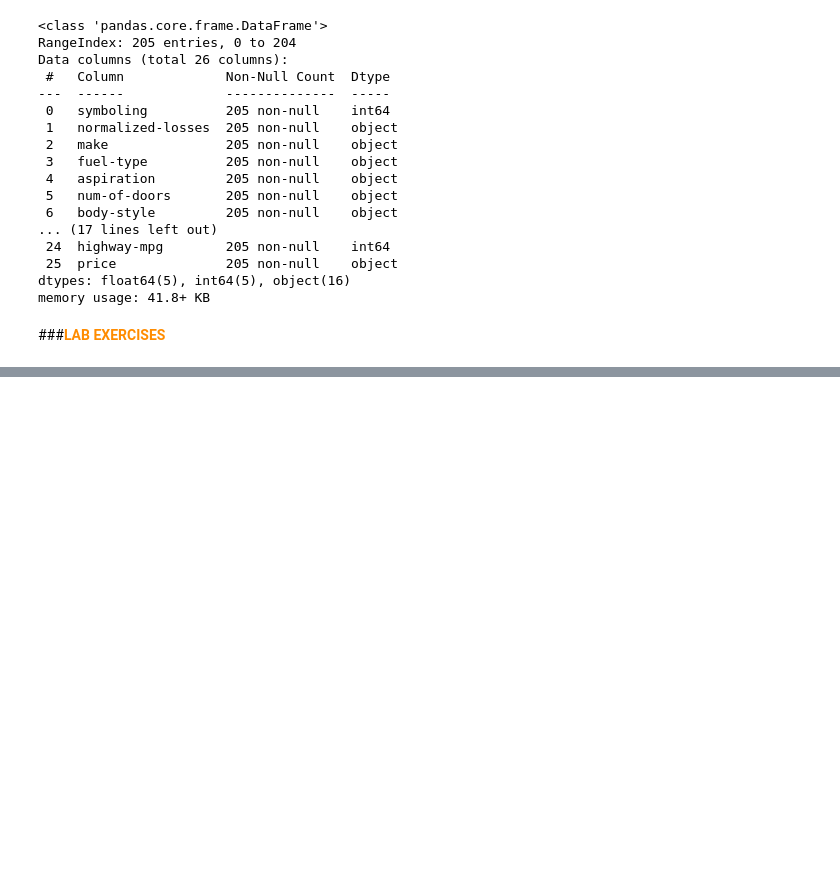
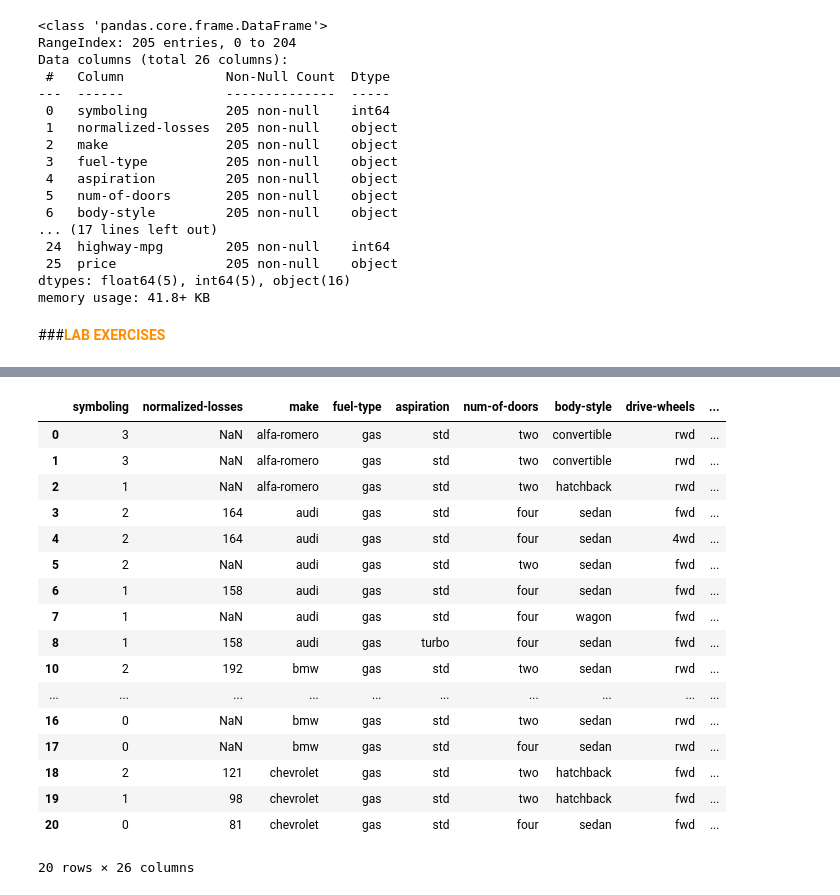
Before and after one commit to PosgradoMNA/actividades-de-aprendizaje-dsercam, a Jupyter notebook: DataAnalysisWithPython/Module1.A01182676.ipynb, the cells around one changed output, grey strips where cells are left out. Saved outputs shown, nothing was run; the diff lists cells and outputs as text; code cells hidden in the pictures; blank space fills up the shorter version.

```diff
--- a/DataAnalysisWithPython/Module1.A01182676.ipynb
+++ b/DataAnalysisWithPython/Module1.A01182676.ipynb
@@ -157,0 +162,4 @@ memory usage: 41.8+ KB
+# %%
+path = "https://cf-courses-data.s3.us.cloud-object-storage.appdomain.cloud/IBMDeveloperSkillsNetwork-DA0101EN-SkillsNetwork/labs/Data%20files/auto.csv"
+labDataFrame = pd.read_csv(path, skipinitialspace=True, header=None)
+labDataFrame.head()
@@ -157,0 +202,8 @@ memory usage: 41.8+ KB
+# %%
+#create headers and add them
+headers = ["symboling","normalized-losses","make","fuel-type","aspiration", "num-of-doors","body-style",
+         "drive-wheels","engine-location","wheel-base", "length","width","height","curb-weight","engine-type",
+         "num-of-cylinders", "engine-size","fuel-system","bore","stroke","compression-ratio","horsepower",
+         "peak-rpm","city-mpg","highway-mpg","price"]
+labDataFrame.columns = headers
+labDataFrame.head(10)
@@ -157,0 +223,4 @@ memory usage: 41.8+ KB
+# %%
+#We need to replace the "?" symbol with NaN so the dropna() can remove the missing values:
+labDataFrameProcessed=labDataFrame.replace('?',np.NaN)
+labDataFrameProcessed.head()
@@ -157,0 +235,23 @@ memory usage: 41.8+ KB
+# %%
+#We can drop missing values along the column "price" as follows:
+labDataFrame=labDataFrameProcessed.dropna(subset=["price"], axis=0)
+labDataFrame.head(20)
+# %% [output]
+|  | symboling | normalized-losses | make | fuel-type | aspiration | num-of-doors | body-style | drive-wheels | ... |
+| 0 | 3 | NaN | alfa-romero | gas | std | two | convertible | rwd | ... |
+| 1 | 3 | NaN | alfa-romero | gas | std | two | convertible | rwd | ... |
+| 2 | 1 | NaN | alfa-romero | gas | std | two | hatchback | rwd | ... |
+| 3 | 2 | 164 | audi | gas | std | four | sedan | fwd | ... |
+| 4 | 2 | 164 | audi | gas | std | four | sedan | 4wd | ... |
+| 5 | 2 | NaN | audi | gas | std | two | sedan | fwd | ... |
+| 6 | 1 | 158 | audi | gas | std | four | sedan | fwd | ... |
+| 7 | 1 | NaN | audi | gas | std | four | wagon | fwd | ... |
+| 8 | 1 | 158 | audi | gas | turbo | four | sedan | fwd | ... |
+| 10 | 2 | 192 | bmw | gas | std | two | sedan | rwd | ... |
+| ... | ... | ... | ... | ... | ... | ... | ... | ... | ... |
+| 16 | 0 | NaN | bmw | gas | std | two | sedan | rwd | ... |
+| 17 | 0 | NaN | bmw | gas | std | four | sedan | rwd | ... |
+| 18 | 2 | 121 | chevrolet | gas | std | two | hatchback | fwd | ... |
+| 19 | 1 | 98 | chevrolet | gas | std | two | hatchback | fwd | ... |
+| 20 | 0 | 81 | chevrolet | gas | std | four | sedan | fwd | ... |
+20 rows × 26 columns
```
Also changed, not shown: parts of 14 cells of this notebook.
